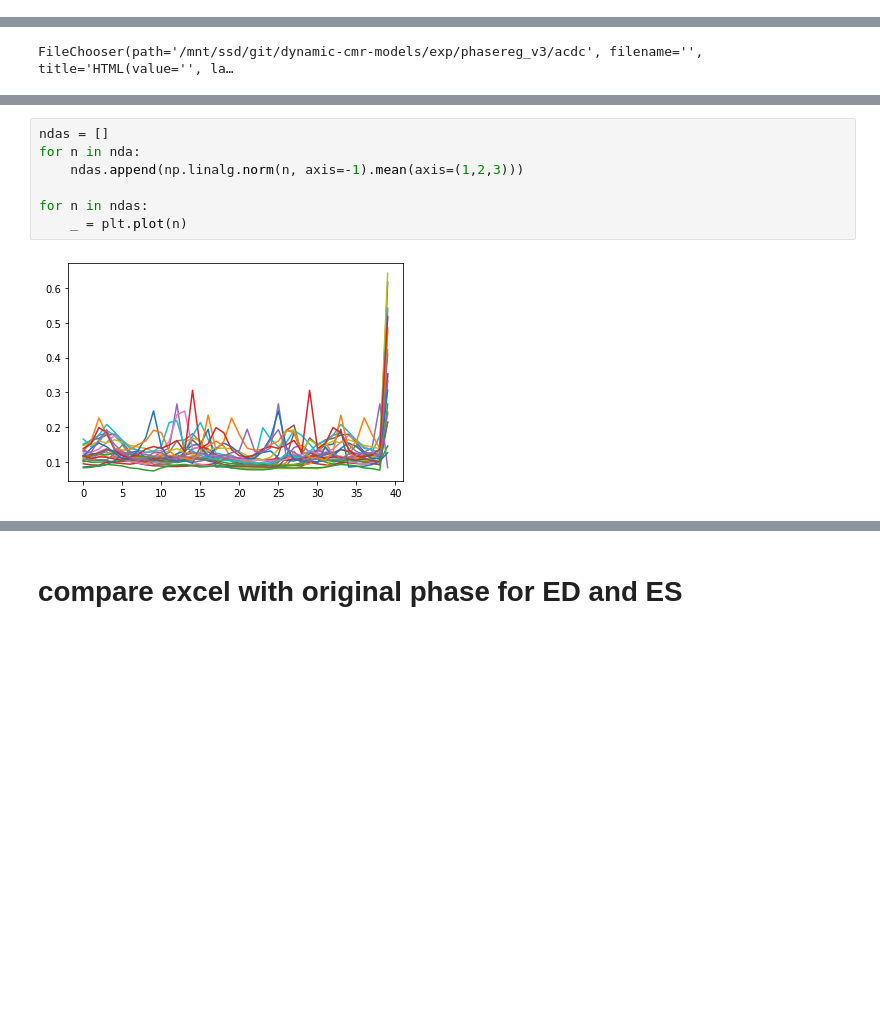
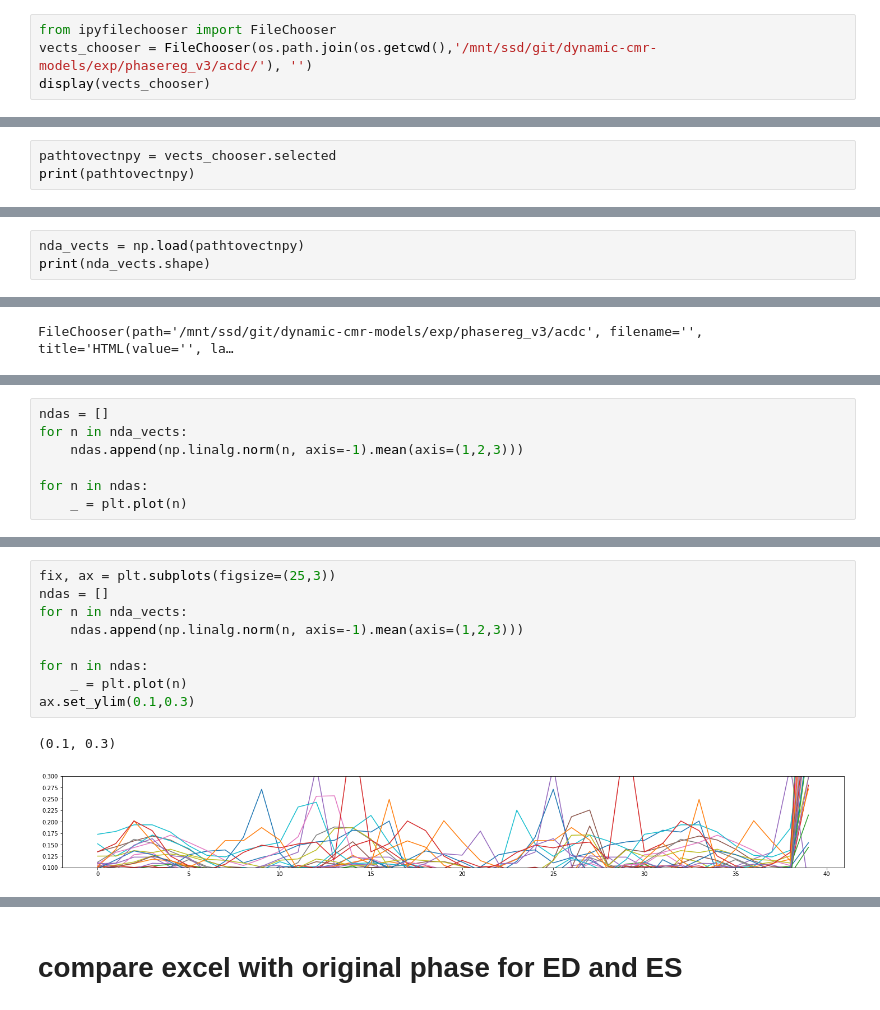
Before and after one commit to Cardio-AI/cmr-phase2phase-registration, a Jupyter notebook: notebooks/Dataset/Test_show_magnitude_over_time.ipynb, the cells around one changed output, grey strips where cells are left out. Drawn from its saved outputs; the diff is of its cells as text; blank space fills up the shorter version.

```diff
--- a/notebooks/Dataset/Test_show_magnitude_over_time.ipynb
+++ b/notebooks/Dataset/Test_show_magnitude_over_time.ipynb
@@ -21,3 +20,7 @@ display(HTML("<style>.container { width:90% !important; }</style>"))
 # %% [output]
 search for root_dir and set working directory
 Working directory set to: /mnt/ssd/git/dynamic-cmr-models
+# %%
+from ipyfilechooser import FileChooser
+vects_chooser = FileChooser(os.path.join(os.getcwd(),'/mnt/ssd/git/dynamic-cmr-models/exp/phasereg_v3/acdc/'), '')
+display(vects_chooser)
@@ -23,0 +29,3 @@ Working directory set to: /mnt/ssd/git/dynamic-cmr-models
+# %%
+pathtovectnpy = vects_chooser.selected
+print(pathtovectnpy)
@@ -23,0 +34,3 @@ Working directory set to: /mnt/ssd/git/dynamic-cmr-models
+# %%
+nda_vects = np.load(pathtovectnpy)
+print(nda_vects.shape)
@@ -39,0 +70,7 @@ print(nda.shape)
+# %%
+ndas = []
+for n in nda_vects:
+    ndas.append(np.linalg.norm(n, axis=-1).mean(axis=(1,2,3)))
+
+for n in ndas:
+    _ = plt.plot(n)
@@ -58,9 +107,12 @@ plt.plot(nda_1d)
 # %%
+fix, ax = plt.subplots(figsize=(25,3))
 ndas = []
-for n in nda:
+for n in nda_vects:
     ndas.append(np.linalg.norm(n, axis=-1).mean(axis=(1,2,3)))
 
 for n in ndas:
     _ = plt.plot(n)
+ax.set_ylim(0.1,0.3)
 # %% [output]
+(0.1, 0.3)
-[figure, old version]
+[figure, new version]
```
Also changed, not shown: parts of 16 cells of this notebook, 3 other files.
